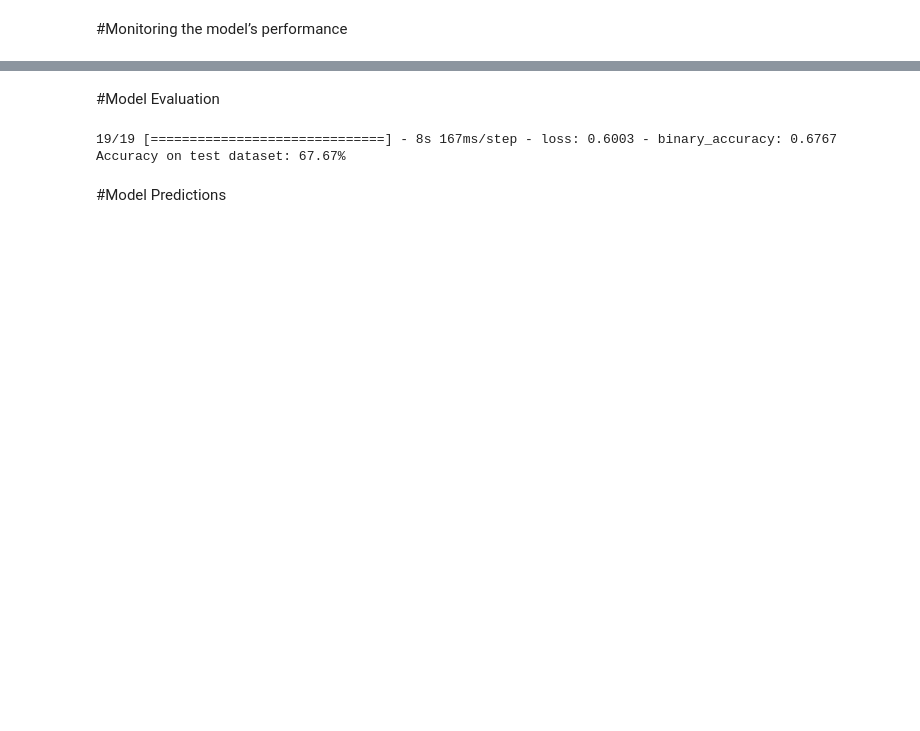
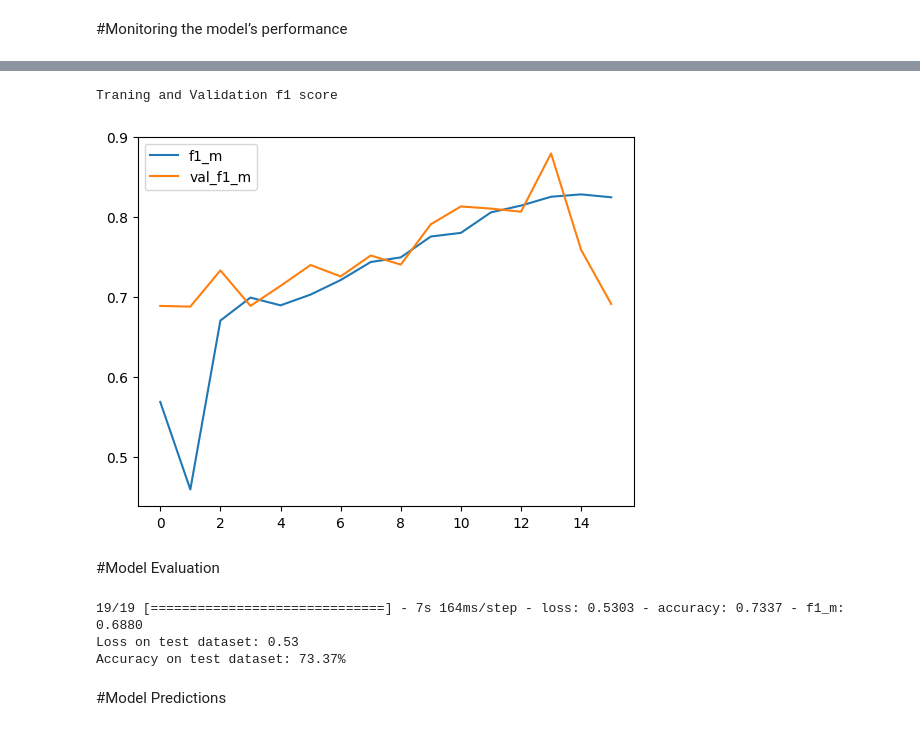
Before and after one commit to Wnjoki/yuYpOTrvBrzkHSgq-MonReader, a Jupyter notebook: MonReader_tensorflow.ipynb, the cells around one changed output, grey strips where cells are left out. Saved outputs shown, nothing was run; the diff lists cells and outputs as text; code cells hidden in the pictures; blank space fills up the shorter version.

```diff
--- a/MonReader_tensorflow.ipynb
+++ b/MonReader_tensorflow.ipynb
@@ -208,11 +232,21 @@ Traning and Validation Accuracy
+# %%
+print("Traning and Validation f1 score")
+metrics_df[["f1_m","val_f1_m"]].plot();
+# %% [output]
+Traning and Validation f1 score
+[figure, added]
 # %% [markdown]
 #Model Evaluation
 # %%
-loss, accuracy = model.evaluate(validation_set)
+results = model.evaluate(validation_set)
+loss = results[0]
+accuracy = results[1]
+print(f'Loss on test dataset: {loss:.2f}')
 print(f'Accuracy on test dataset: {accuracy * 100:.2f}%')
 # %% [output]
-19/19 [==============================] - 8s 167ms/step - loss: 0.6003 - binary_accuracy: 0.6767
-Accuracy on test dataset: 67.67%
+19/19 [==============================] - 7s 164ms/step - loss: 0.5303 - accuracy: 0.7337 - f1_m: 0.6880
+Loss on test dataset: 0.53
+Accuracy on test dataset: 73.37%
 # %% [markdown]
 #Model Predictions
 # %%
```
Also changed, not shown: parts of 16 cells of this notebook.
